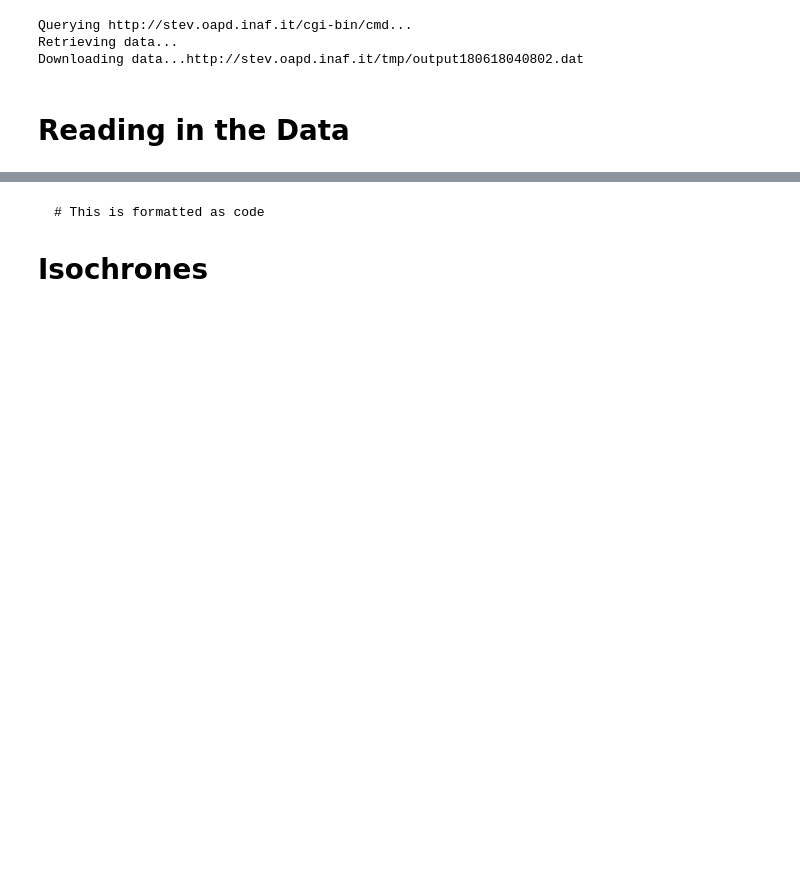
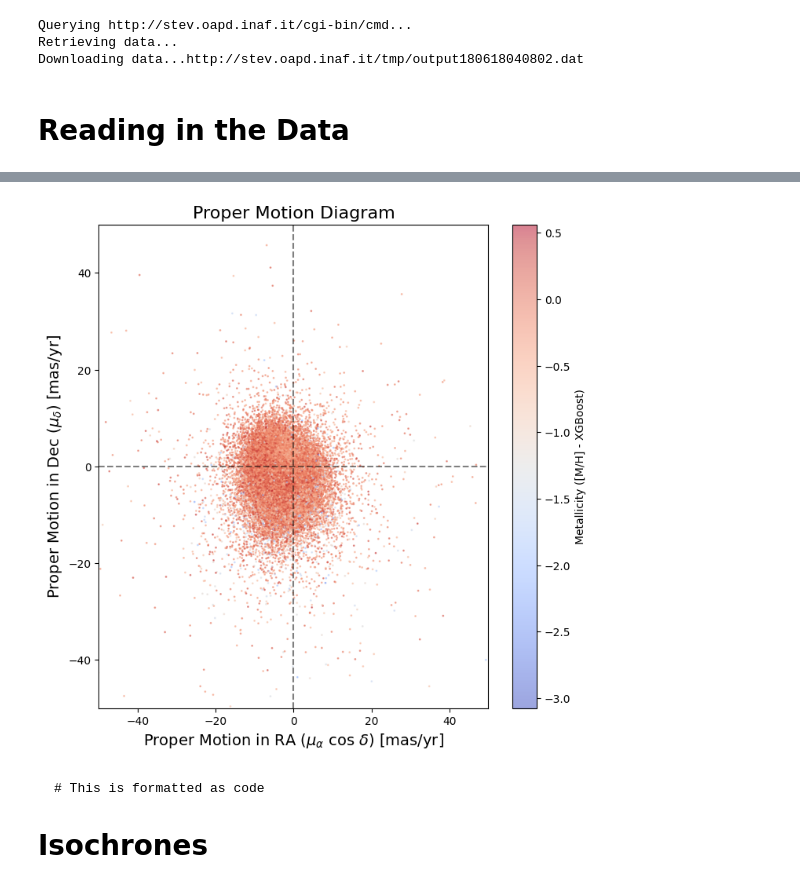
Before and after one commit to Astro-CMalhas/OU-Galactic-5443-Final-Project, a Jupyter notebook: Galactic_5443_Final_Project.ipynb, the cells around one changed output, grey strips where cells are left out. Saved outputs shown, nothing was run; the diff lists cells and outputs as text; code cells hidden in the pictures; blank space fills up the shorter version.

```diff
--- a/Galactic_5443_Final_Project.ipynb
+++ b/Galactic_5443_Final_Project.ipynb
@@ -121,3 +203,31 @@ plt.show()
+# %%
+# Assuming 'data' is the BinTableHDU data
+pmra = data['pmra']
+pmdec = data['pmdec']
+mh = data['mh_xgboost']
+
+# Select a manageable number of stars
+N_stars = 100000
+idx = np.random.choice(len(pmra), N_stars, replace=False)
+
+plt.figure(figsize=(8, 8))
+plt.scatter(pmra[idx], pmdec[idx],
+            c=mh[idx], # Color by metallicity
+            s=1,
+            cmap='coolwarm',
+            alpha=0.5)
+
+plt.colorbar(label='Metallicity ([M/H] - XGBoost)')
+plt.xlabel('Proper Motion in RA ($\mu_{\\alpha}$ cos $\\delta$) [mas/yr]', fontsize=14)
+plt.ylabel('Proper Motion in Dec ($\mu_{\\delta}$) [mas/yr]', fontsize=14)
+plt.title('Proper Motion Diagram', fontsize=16)
+plt.axhline(0, color='k', linestyle='--', alpha=0.5)
+plt.axvline(0, color='k', linestyle='--', alpha=0.5)
+plt.xlim(-50, 50) # Zoom in to the main population
+plt.ylim(-50, 50)
+plt.show()
+# %% [output]
+[figure, added]
 # %% [markdown]
 
 
```
Also changed, not shown: parts of 17 cells of this notebook.
